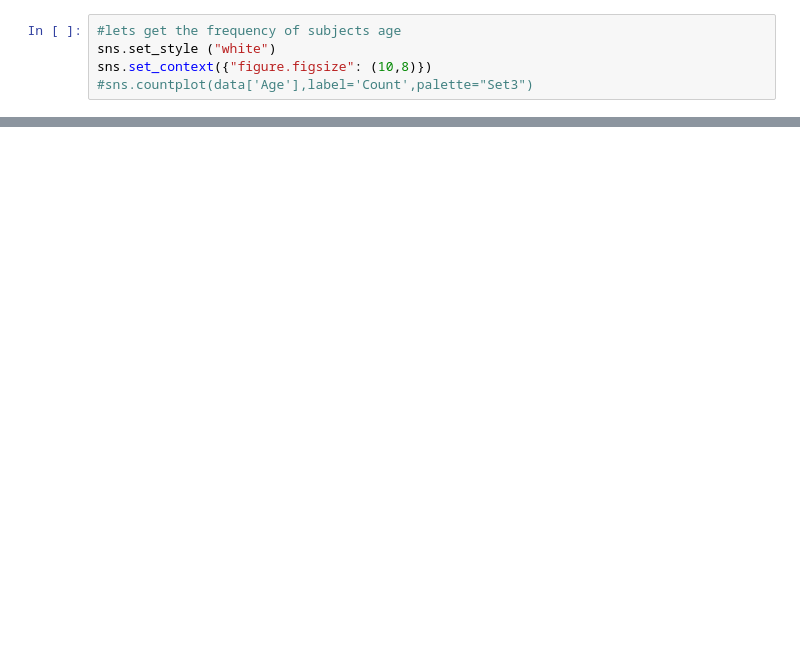
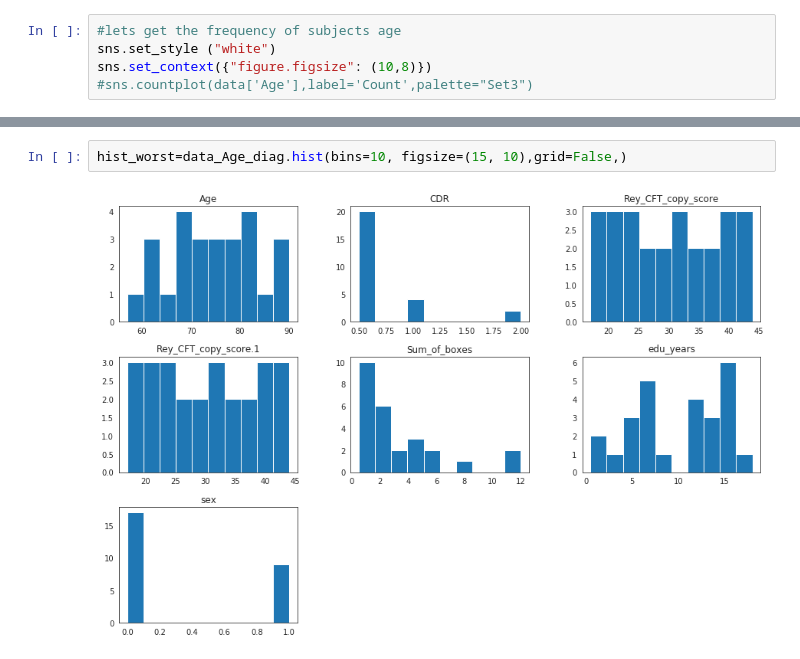
Before and after one commit to chanda1993/ML-CDR-Prediction-, a Jupyter notebook: Test1.ipynb, the cells around one changed output, grey strips where cells are left out. Drawn from its saved outputs; the diff is of its cells as text; blank space fills up the shorter version.

```diff
--- a/Test1.ipynb
+++ b/Test1.ipynb
@@ -161,0 +167,4 @@ hist_mean = data_mean.hist (bins=10, figsize = (15, 10), grid = False,)
+# %%
+hist_worst=data_Age_diag.hist(bins=10, figsize=(15, 10),grid=False,)
+# %% [output]
+[figure, added]
```
Also changed, not shown: parts of 12 cells of this notebook, 1 other file.
